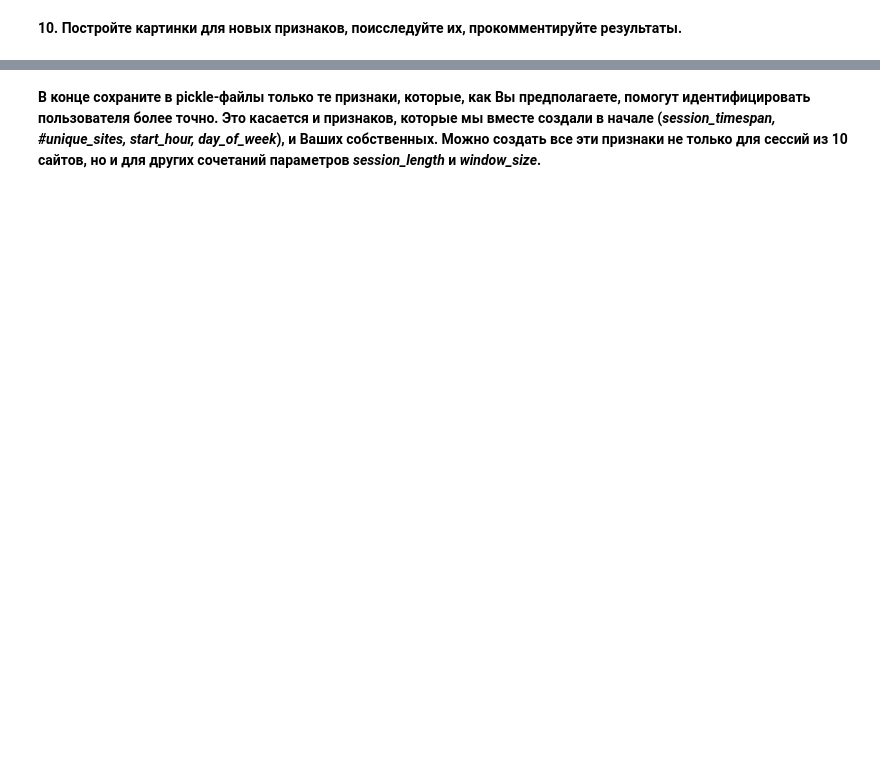
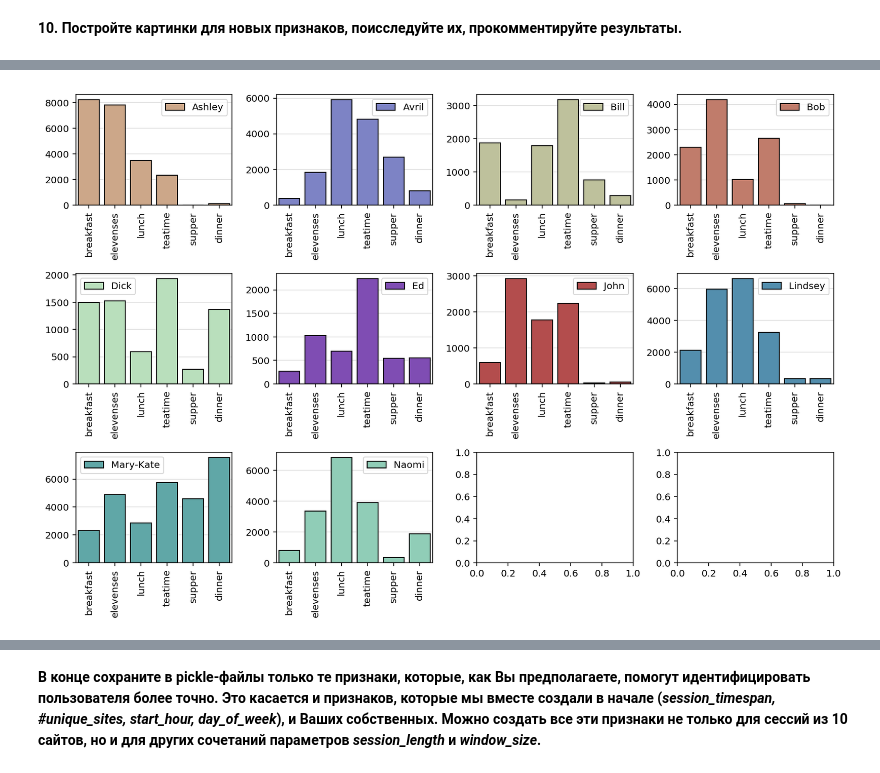
Before and after one commit to armavox/mldaspec, a Jupyter notebook: capstone/project_alice/week3_visual_analysis_and_fe.ipynb, the cells around one changed output, grey strips where cells are left out. Cells and saved outputs as stored; diff of their text form; code cells hidden in the pictures; blank space fills up the shorter version.

```diff
--- a/capstone/project_alice/week3_visual_analysis_and_fe.ipynb
+++ b/capstone/project_alice/week3_visual_analysis_and_fe.ipynb
@@ -709,0 +577,16 @@ new_features_150users = feature_engineering ''' ВАШ КОД ЗДЕСЬ '''
+# %%
+daytime_cols = ['breakfast', 'elevenses', 'lunch', 'teatime', 'supper', 'dinner']
+agg_df = new_features_10users.groupby('user_id')[daytime_cols].agg(np.sum)
+
+fig, ax = plt.subplots(3, 4, figsize=(12,8))
+for idx, user in enumerate(agg_df.index):
+    s = sns.barplot(agg_df.loc[user].index, agg_df.loc[user].values,label=user,
+                    color=color_dict[user], saturation=.4,
+                    ax=ax[idx//4, idx%4], zorder=2)
+    s.set_xticklabels(s.get_xticklabels(), rotation=90)
+    s.legend();
+    s.grid(True, axis='y', alpha=.4, zorder=0)
+
+fig.tight_layout();
+# %% [output]
+[figure, added]
```
Also changed, not shown: parts of 43 cells of this notebook, 5 other files.
